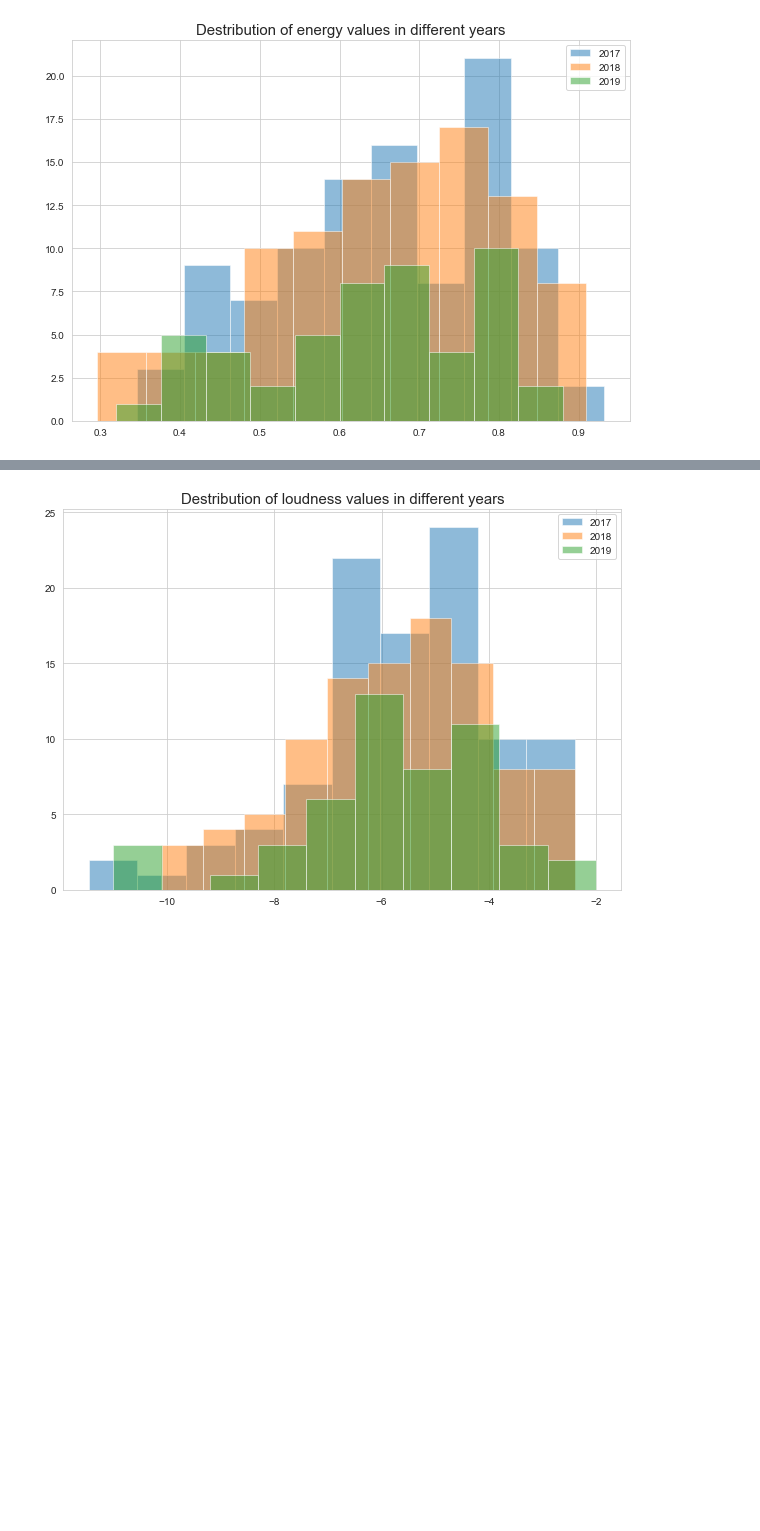
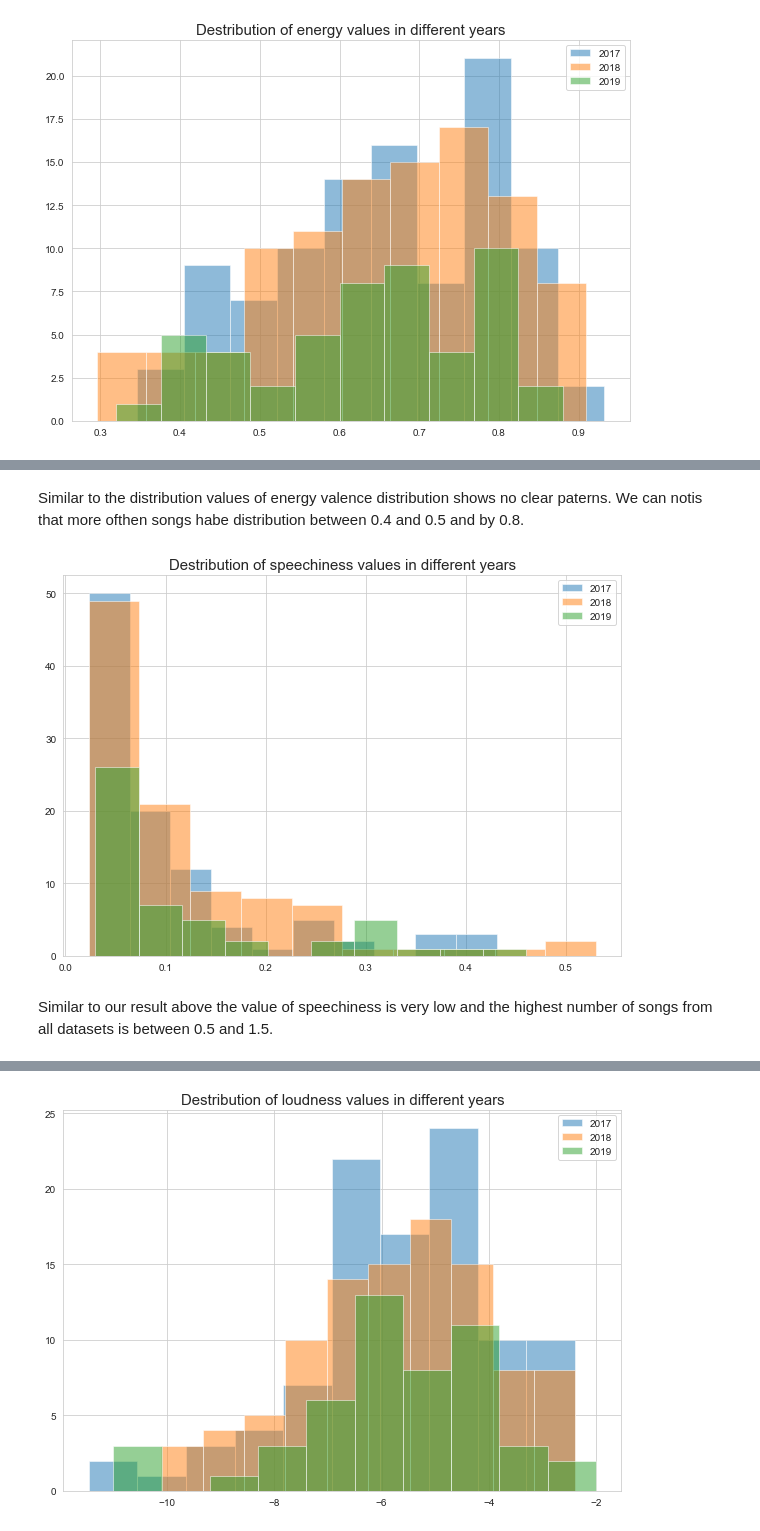
Before and after one commit to fneitzel/DataAnalysisOnMusicPreferences, a Jupyter notebook: exploration/comparison_top_songs_from_2017_18_19.ipynb, the cells around one changed output, grey strips where cells are left out. Cells and saved outputs as stored; diff of their text form; code cells hidden in the pictures; blank space fills up the shorter version.

```diff
--- a/exploration/comparison_top_songs_from_2017_18_19.ipynb
+++ b/exploration/comparison_top_songs_from_2017_18_19.ipynb
@@ -480,0 +544,15 @@ plt.show()
+# %% [markdown]
+Similar to the distribution values of energy valence distribution shows no clear paterns. We can notis that more ofthen songs habe distribution between 0.4 and 0.5 and by 0.8.
+# %%
+# Show distribution of speechiness values
+plt.figure(figsize=(10,7))
+plt.hist(top2017.speechiness, stacked=True, alpha=0.5, label = "2017")
+plt.hist(top2018.speechiness, stacked=True, alpha=0.5, label = "2018")
+plt.hist(top2019.speechiness, stacked=True, alpha=0.5, label = "2019")
+plt.title('Destribution of speechiness values in different years', fontsize =15)
+plt.legend()
+plt.show()
+# %% [output]
+[figure, added]
+# %% [markdown]
+Similar to our result above the value of speechiness is very low and the highest number of songs from all datasets is between 0.5 and 1.5.
```
Also changed, not shown: parts of 30 cells of this notebook.
